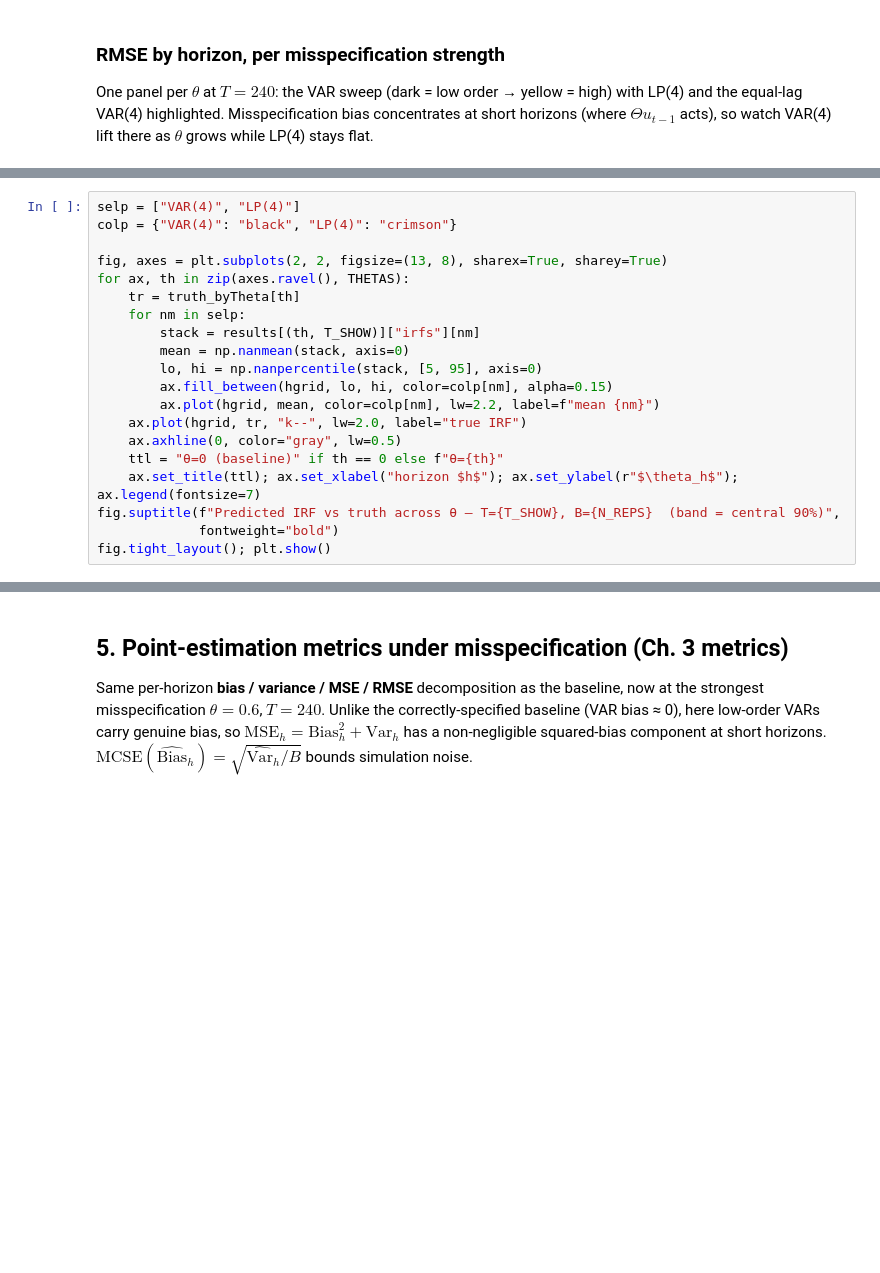
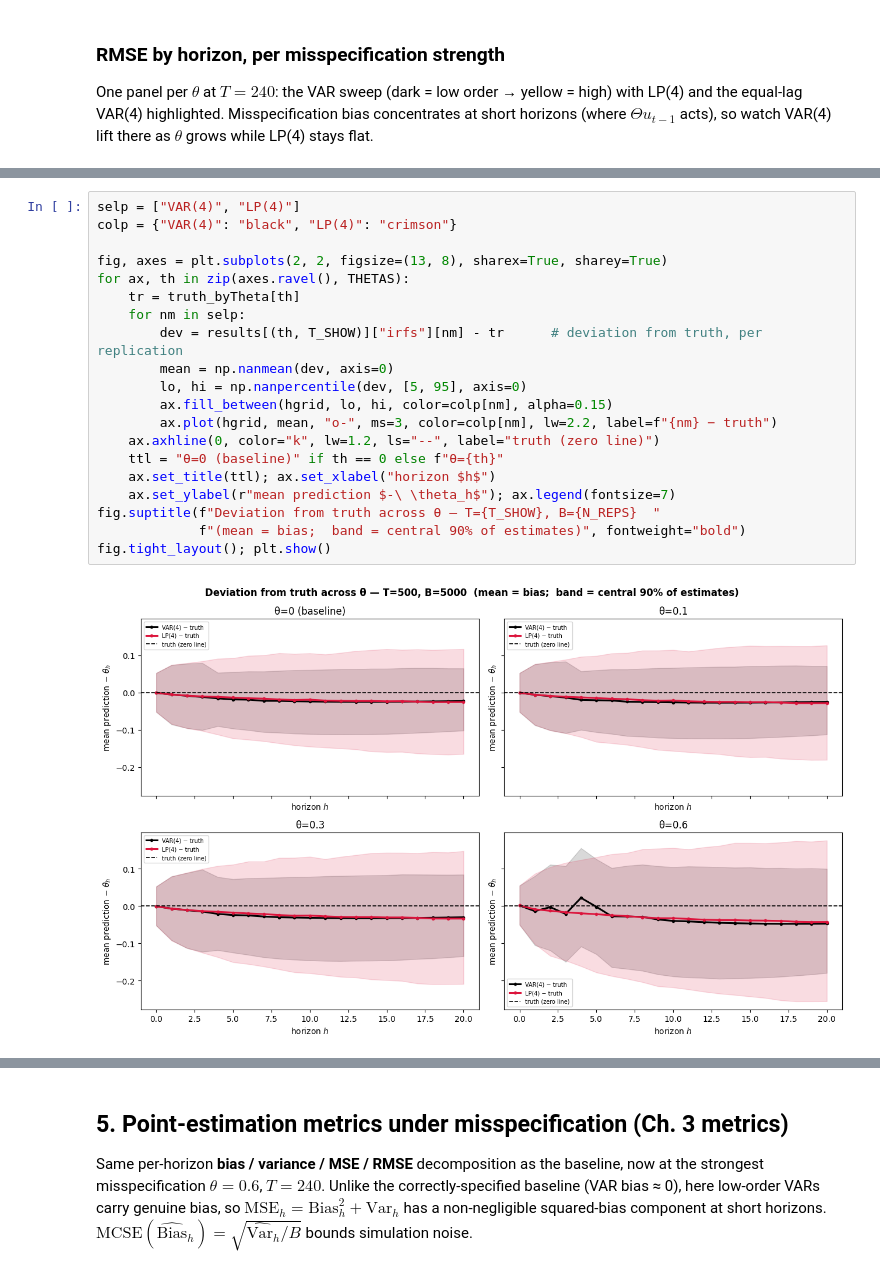
Before and after one commit to Aaron030/Monte_Carlo-LP_vs_VAR, a Jupyter notebook: experiments/Extension_Dynamic_MisSpec.ipynb, the cells around one changed output, grey strips where cells are left out. Saved outputs shown, nothing was run; the diff lists cells and outputs as text; blank space fills up the shorter version.

```diff
--- a/experiments/Extension_Dynamic_MisSpec.ipynb
+++ b/experiments/Extension_Dynamic_MisSpec.ipynb
@@ -151,20 +217,22 @@ At $T=240$, one panel per $\theta$: the true VARMA IRF (dashed black), and the *
 # %%
 selp = ["VAR(4)", "LP(4)"]
 colp = {"VAR(4)": "black", "LP(4)": "crimson"}
 
 fig, axes = plt.subplots(2, 2, figsize=(13, 8), sharex=True, sharey=True)
 for ax, th in zip(axes.ravel(), THETAS):
     tr = truth_byTheta[th]
     for nm in selp:
-        stack = results[(th, T_SHOW)]["irfs"][nm]
-        mean = np.nanmean(stack, axis=0)
-        lo, hi = np.nanpercentile(stack, [5, 95], axis=0)
+        dev = results[(th, T_SHOW)]["irfs"][nm] - tr      # deviation from truth, per replication
+        mean = np.nanmean(dev, axis=0)
+        lo, hi = np.nanpercentile(dev, [5, 95], axis=0)
         ax.fill_between(hgrid, lo, hi, color=colp[nm], alpha=0.15)
-        ax.plot(hgrid, mean, color=colp[nm], lw=2.2, label=f"mean {nm}")
-    ax.plot(hgrid, tr, "k--", lw=2.0, label="true IRF")
-    ax.axhline(0, color="gray", lw=0.5)
+        ax.plot(hgrid, mean, "o-", ms=3, color=colp[nm], lw=2.2, label=f"{nm} − truth")
+    ax.axhline(0, color="k", lw=1.2, ls="--", label="truth (zero line)")
     ttl = "θ=0 (baseline)" if th == 0 else f"θ={th}"
-    ax.set_title(ttl); ax.set_xlabel("horizon $h$"); ax.set_ylabel(r"$\theta_h$"); ax.legend(fontsize=7)
-fig.suptitle(f"Predicted IRF vs truth across θ — T={T_SHOW}, B={N_REPS}  (band = central 90%)",
-             fontweight="bold")
+    ax.set_title(ttl); ax.set_xlabel("horizon $h$")
+    ax.set_ylabel(r"mean prediction $-\ \theta_h$"); ax.legend(fontsize=7)
+fig.suptitle(f"Deviation from truth across θ — T={T_SHOW}, B={N_REPS}  "
+             f"(mean = bias;  band = central 90% of estimates)", fontweight="bold")
 fig.tight_layout(); plt.show()
+# %% [output]
+[figure, added]
```
Also changed, not shown: parts of 14 cells of this notebook, 3 other files.
